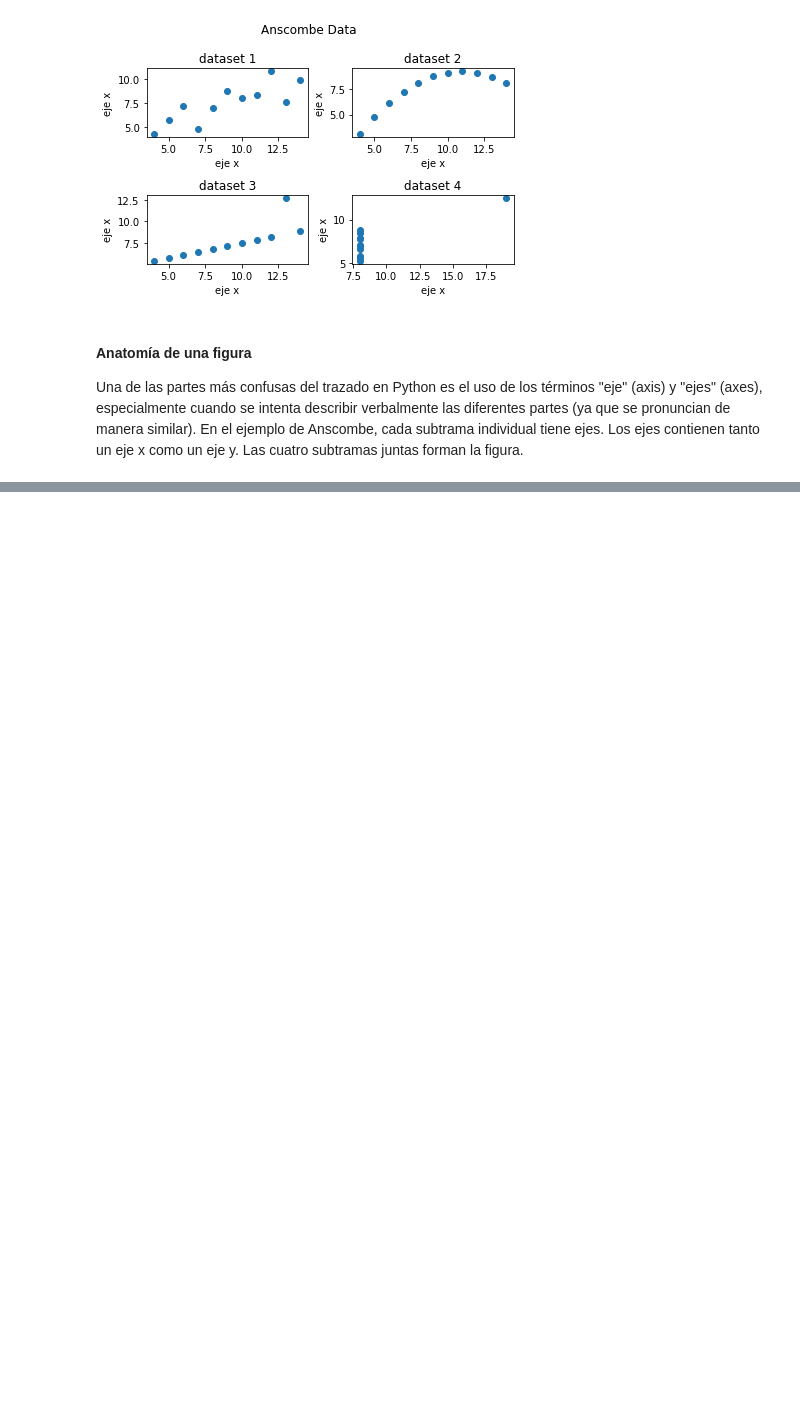
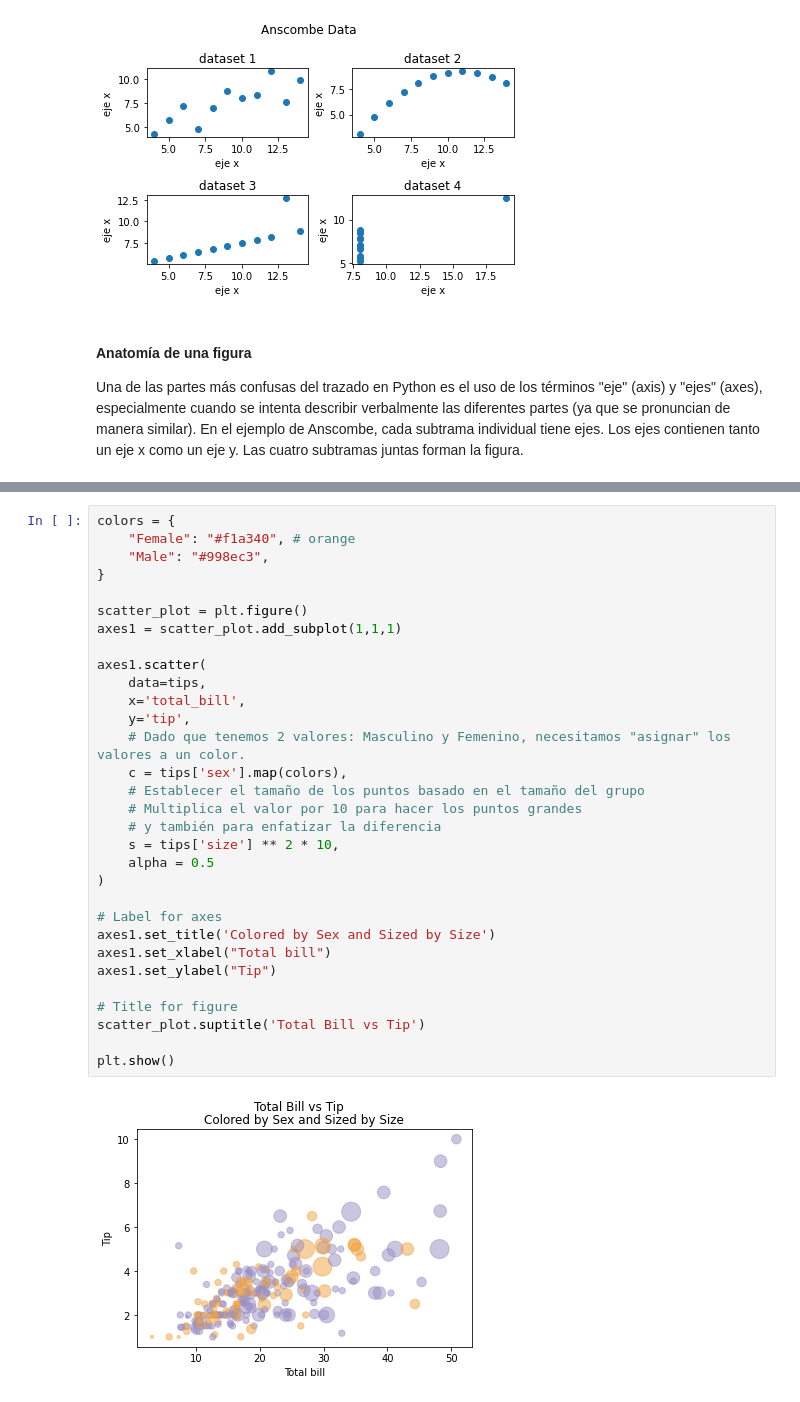
Before and after one commit to geozevallos/pandas-para-todos, a Jupyter notebook: 3. Plotting.ipynb, the cells around one changed output, grey strips where cells are left out. Saved outputs shown, nothing was run; the diff lists cells and outputs as text; blank space fills up the shorter version.

```diff
--- a/3. Plotting.ipynb
+++ b/3. Plotting.ipynb
@@ -149,0 +256,33 @@ Una de las partes más confusas del trazado en Python es el uso de los términos
+# %%
+colors = {
+    "Female": "#f1a340", # orange
+    "Male": "#998ec3",
+}
+
+scatter_plot = plt.figure()
+axes1 = scatter_plot.add_subplot(1,1,1)
+
+axes1.scatter(
+    data=tips,
+    x='total_bill',
+    y='tip',
+    # Dado que tenemos 2 valores: Masculino y Femenino, necesitamos "asignar" los valores a un color.
+    c = tips['sex'].map(colors),
+    # Establecer el tamaño de los puntos basado en el tamaño del grupo
+    # Multiplica el valor por 10 para hacer los puntos grandes
+    # y también para enfatizar la diferencia
+    s = tips['size'] ** 2 * 10,
+    alpha = 0.5
+)
+
+# Label for axes
+axes1.set_title('Colored by Sex and Sized by Size')
+axes1.set_xlabel("Total bill")
+axes1.set_ylabel("Tip")
+
+# Title for figure
+scatter_plot.suptitle('Total Bill vs Tip')
+
+plt.show()
+# %% [output]
+[figure, added]
```
Also changed, not shown: parts of 45 cells of this notebook.
